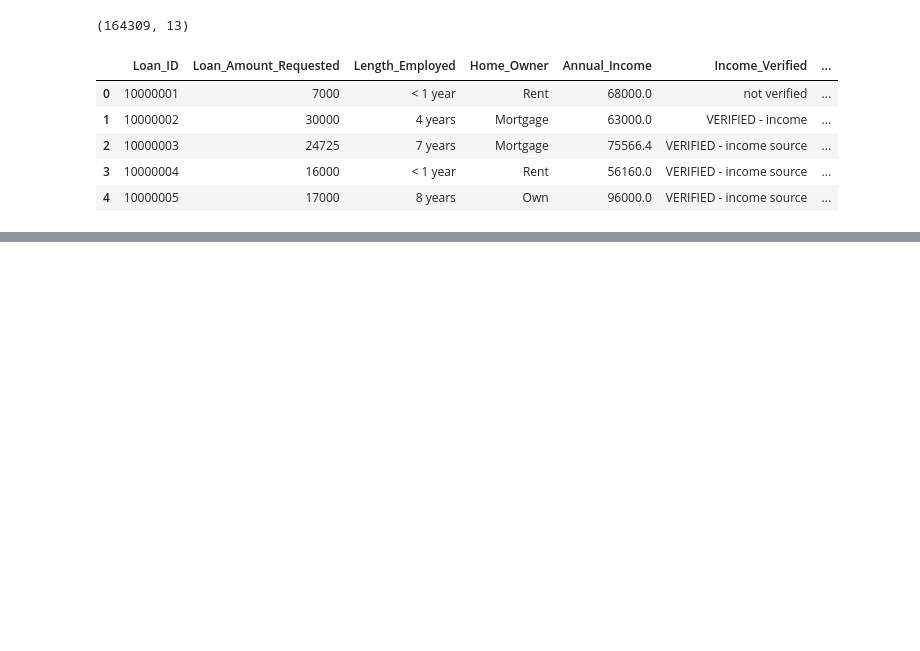
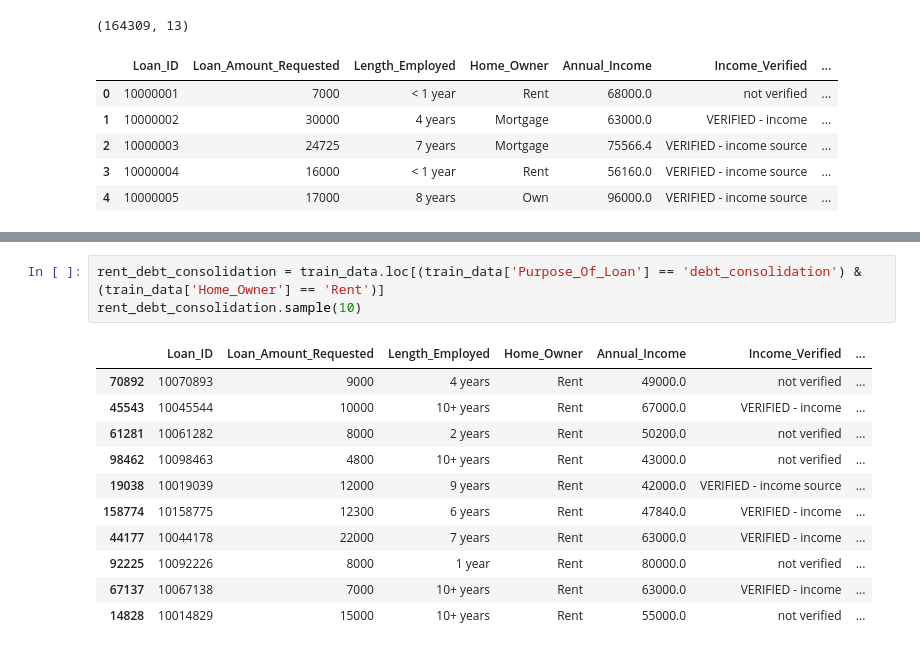
Before and after one commit to AvinashRamireddy31/Banking, a Jupyter notebook: src/data_processing/data_processing.ipynb, the cells around one changed output, grey strips where cells are left out. Saved outputs shown, nothing was run; the diff lists cells and outputs as text; blank space fills up the shorter version.

```diff
--- a/src/data_processing/data_processing.ipynb
+++ b/src/data_processing/data_processing.ipynb
@@ -234,0 +341,15 @@ train_data.head()
+# %%
+rent_debt_consolidation = train_data.loc[(train_data['Purpose_Of_Loan'] == 'debt_consolidation') & (train_data['Home_Owner'] == 'Rent')]
+rent_debt_consolidation.sample(10)
+# %% [output]
+|  | Loan_ID | Loan_Amount_Requested | Length_Employed | Home_Owner | Annual_Income | Income_Verified | ... |
+| 70892 | 10070893 | 9000 | 4 years | Rent | 49000.0 | not verified | ... |
+| 45543 | 10045544 | 10000 | 10+ years | Rent | 67000.0 | VERIFIED - income | ... |
+| 61281 | 10061282 | 8000 | 2 years | Rent | 50200.0 | not verified | ... |
+| 98462 | 10098463 | 4800 | 10+ years | Rent | 43000.0 | not verified | ... |
+| 19038 | 10019039 | 12000 | 9 years | Rent | 42000.0 | VERIFIED - income source | ... |
+| 158774 | 10158775 | 12300 | 6 years | Rent | 47840.0 | VERIFIED - income | ... |
+| 44177 | 10044178 | 22000 | 7 years | Rent | 63000.0 | VERIFIED - income | ... |
+| 92225 | 10092226 | 8000 | 1 year | Rent | 80000.0 | not verified | ... |
+| 67137 | 10067138 | 7000 | 10+ years | Rent | 63000.0 | VERIFIED - income | ... |
+| 14828 | 10014829 | 15000 | 10+ years | Rent | 55000.0 | not verified | ... |
```
Also changed, not shown: parts of 12 cells of this notebook.
